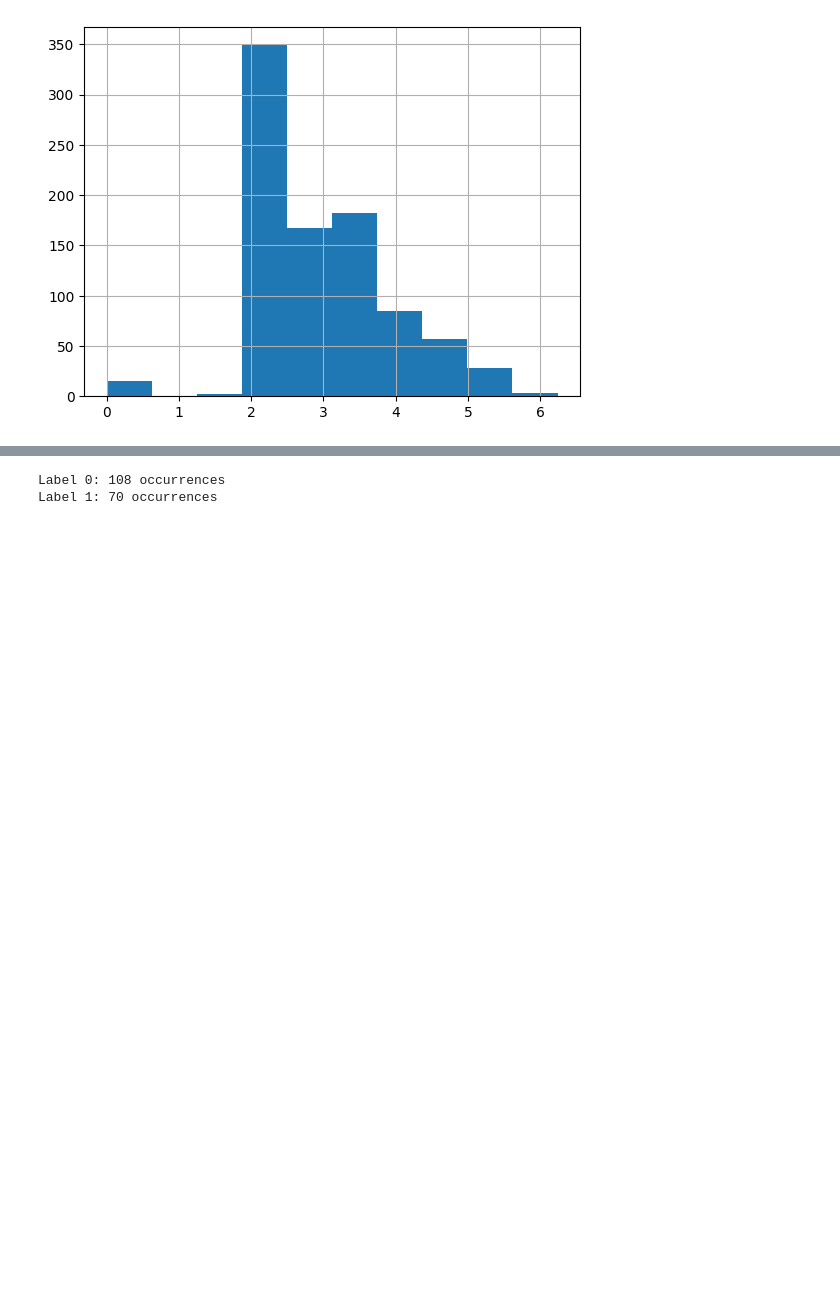
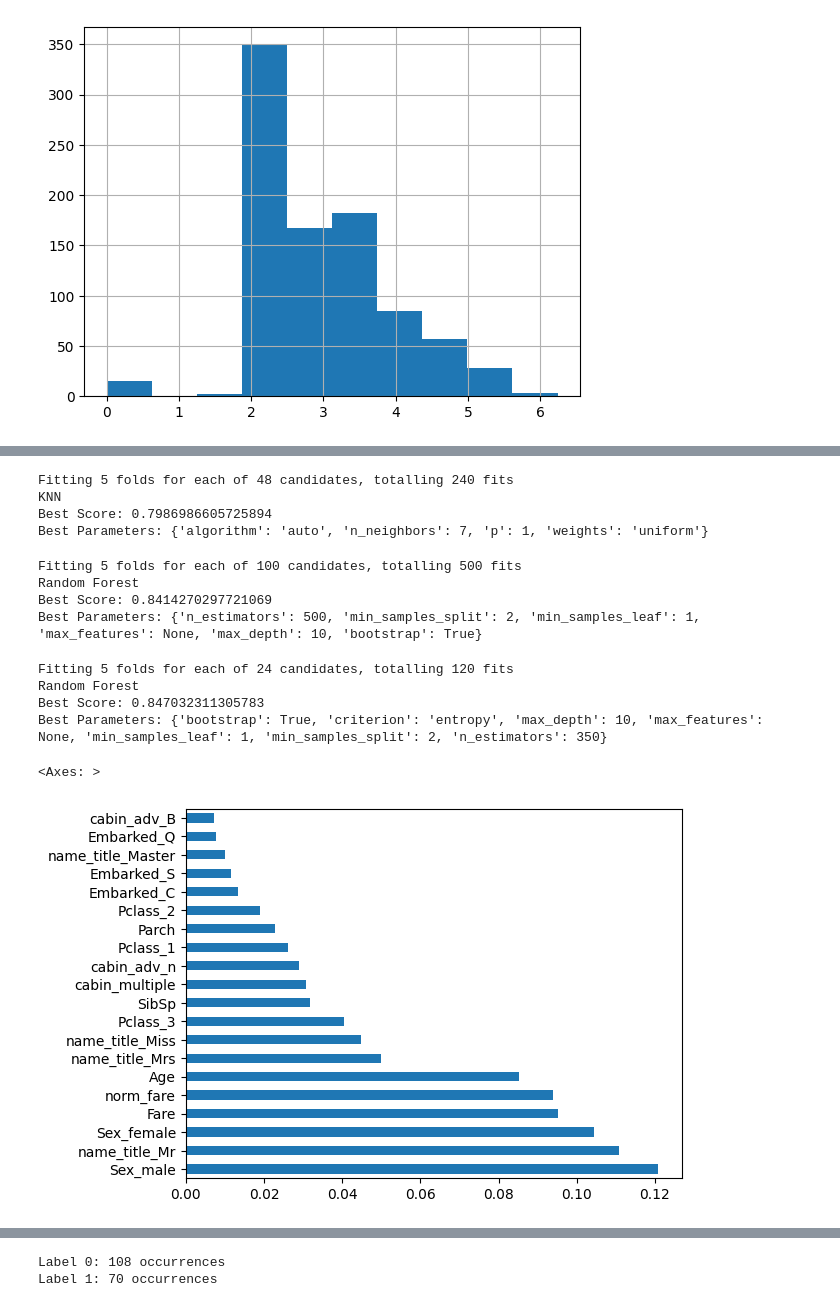
Before and after one commit to Epoxyra/Titanic-survival-prediction, a Jupyter notebook: titanic.ipynb, the cells around one changed output, grey strips where cells are left out. Cells and saved outputs as stored; diff of their text form; code cells hidden in the pictures; blank space fills up the shorter version.

```diff
--- a/titanic.ipynb
+++ b/titanic.ipynb
@@ -247,8 +274,9 @@ plt.show()
 # %%
-Y = df_dummies['Survived']
-X = df_dummies.drop('Survived', axis=1)
-X.info()
-Y.info()
+y_train = df_dummies_scaled['Survived']
+X_train_scaled = df_dummies_scaled.drop('Survived', axis=1)
+X_train = df_dummies.drop('Survived', axis=1)
+X_train_scaled.info()
+y_train.info()
 # %% [output]
 <class 'pandas.core.frame.DataFrame'>
 Index: 889 entries, 1 to 891
@@ -265,0 +463,14 @@ memory usage: 13.9 KB
+# %%
+knn = KNeighborsClassifier()
+param_grid = {'n_neighbors' : [3,5,7,9],
+              'weights' : ['uniform', 'distance'],
+              'algorithm' : ['auto', 'ball_tree','kd_tree'],
+              'p' : [1,2]}
+clf_knn = GridSearchCV(knn, param_grid = param_grid, cv = 5, verbose = True, n_jobs = -1)
+best_clf_knn = clf_knn.fit(X_train_scaled,y_train)
+clf_performance(best_clf_knn,'KNN')
+# %% [output]
+Fitting 5 folds for each of 48 candidates, totalling 240 fits
+KNN
+Best Score: 0.7986986605725894
+Best Parameters: {'algorithm': 'auto', 'n_neighbors': 7, 'p': 1, 'weights': 'uniform'}
@@ -265,0 +486,43 @@ memory usage: 13.9 KB
+# %%
+#Because the total feature space is so large, I used a randomized search to narrow down the paramters for the model. I took the best model from this and did a more granular search
+rf = RandomForestClassifier(random_state = 1)
+param_grid =  {'n_estimators': [100,500,1000],
+                                  'bootstrap': [True,False],
+                                  'max_depth': [3,5,10,20,50,75,100,None],
+                                  'max_features': ['sqrt', 'log2', None],
+                                  'min_samples_leaf': [1,2,4,10],
+                                  'min_samples_split': [2,5,10]}
+
+clf_rf_rnd = RandomizedSearchCV(rf, param_distributions = param_grid, n_iter = 100, cv = 5, verbose = True, n_jobs = -1)
+best_clf_rf_rnd = clf_rf_rnd.fit(X_train_scaled,y_train)
+clf_performance(best_clf_rf_rnd,'Random Forest')
+# %% [output]
+Fitting 5 folds for each of 100 candidates, totalling 500 fits
+Random Forest
+Best Score: 0.8414270297721069
+Best Parameters: {'n_estimators': 500, 'min_samples_split': 2, 'min_samples_leaf': 1, 'max_features': None, 'max_depth': 10, 'bootstrap': True}
+# %%
+rf = RandomForestClassifier(random_state = 1)
+param_grid =  {'n_estimators': [300,350,400,450],
+               'criterion':['gini','entropy'],
+                                  'bootstrap': [True],
+                                  'max_depth': [9, 10, 11],
+                                  'max_features': [None],
+                                  'min_samples_leaf': [1],
+                                  'min_samples_split': [2]}
+
+clf_rf = GridSearchCV(rf, param_grid = param_grid, cv = 5, verbose = True, n_jobs = -1)
+best_clf_rf = clf_rf.fit(X_train_scaled,y_train)
+clf_performance(best_clf_rf,'Random Forest')
+# %% [output]
+Fitting 5 folds for each of 24 candidates, totalling 120 fits
+Random Forest
+Best Score: 0.847032311305783
+Best Parameters: {'bootstrap': True, 'criterion': 'entropy', 'max_depth': 10, 'max_features': None, 'min_samples_leaf': 1, 'min_samples_split': 2, 'n_estimators': 350}
+# %%
+best_rf = best_clf_rf.best_estimator_.fit(X_train_scaled,y_train)
+feat_importances = pd.Series(best_rf.feature_importances_, index=X_train_scaled.columns)
+feat_importances.nlargest(20).plot(kind='barh')
+# %% [output]
+<Axes: >
+[figure, added]
```
Also changed, not shown: parts of 22 cells of this notebook, 2 other files.
